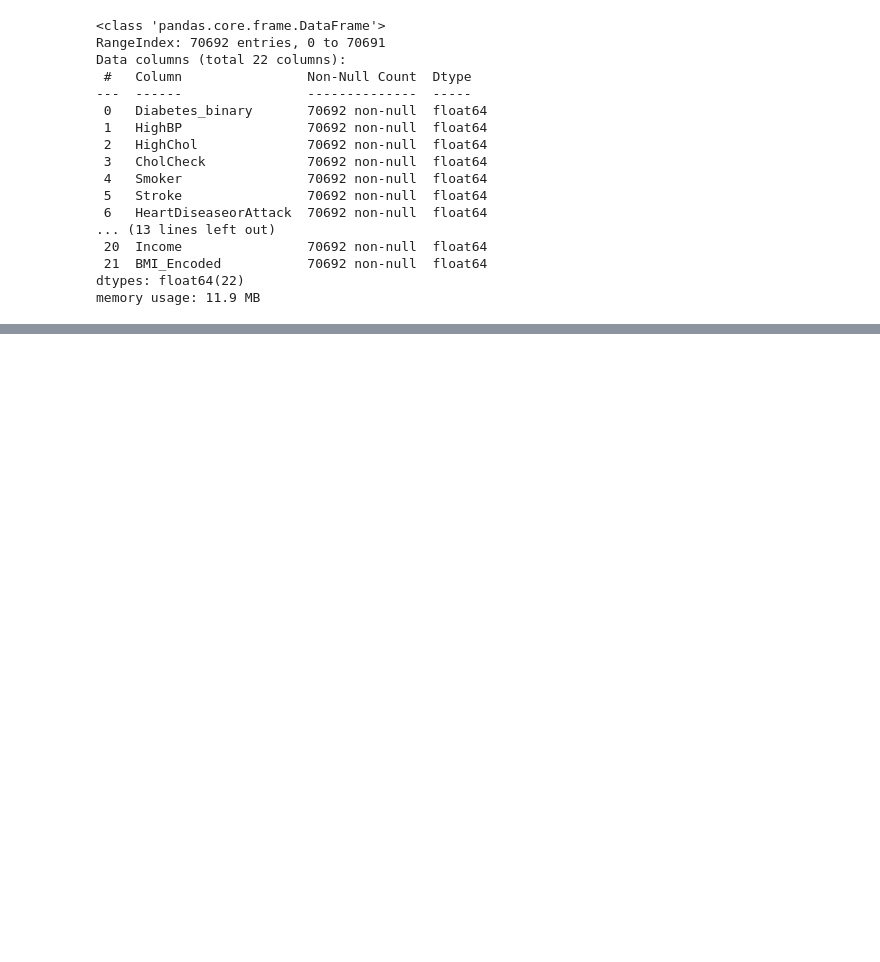
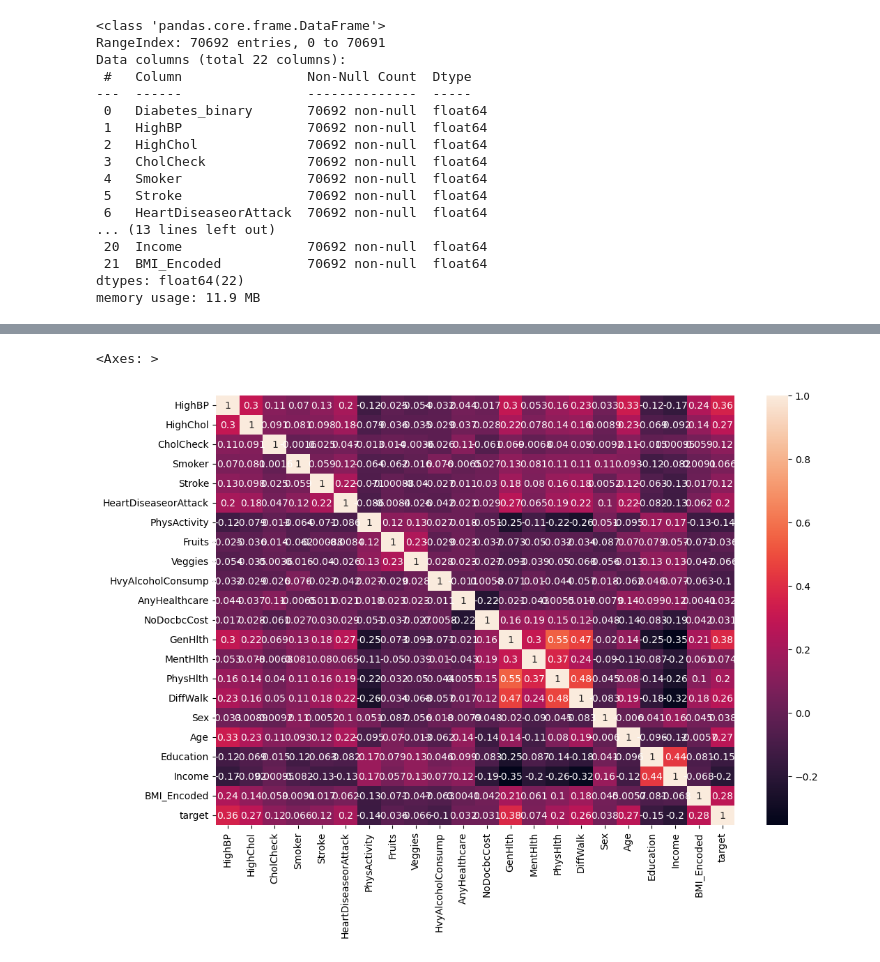
Before and after one commit to ML-Summer/model_grid_search, a Jupyter notebook: model-grid-search.ipynb, the cells around one changed output, grey strips where cells are left out. Saved outputs shown, nothing was run; the diff lists cells and outputs as text; code cells hidden in the pictures; blank space fills up the shorter version.

```diff
--- a/model-grid-search.ipynb
+++ b/model-grid-search.ipynb
@@ -194,0 +221,4 @@ memory usage: 11.9 MB
+# %%
+#Drop duplicate rows
+df.drop_duplicates(inplace = True)
+df.shape
@@ -194,0 +231,7 @@ memory usage: 11.9 MB
+# %%
+# create new column named target
+# remove duplicated column ("Diabetes_binary")
+
+df["target"] = df["Diabetes_binary"]
+df = df.drop(['Diabetes_binary'], axis=1)
+df.head()
@@ -194,0 +275,7 @@ memory usage: 11.9 MB
+# %%
+fig, ax = plt.subplots(figsize=(12, 8), dpi=100
+                      )
+sns.heatmap(df.corr(), annot=True, ax=ax)
+# %% [output]
+<Axes: >
+[figure, added]
```
Also changed, not shown: parts of 9 cells of this notebook.
